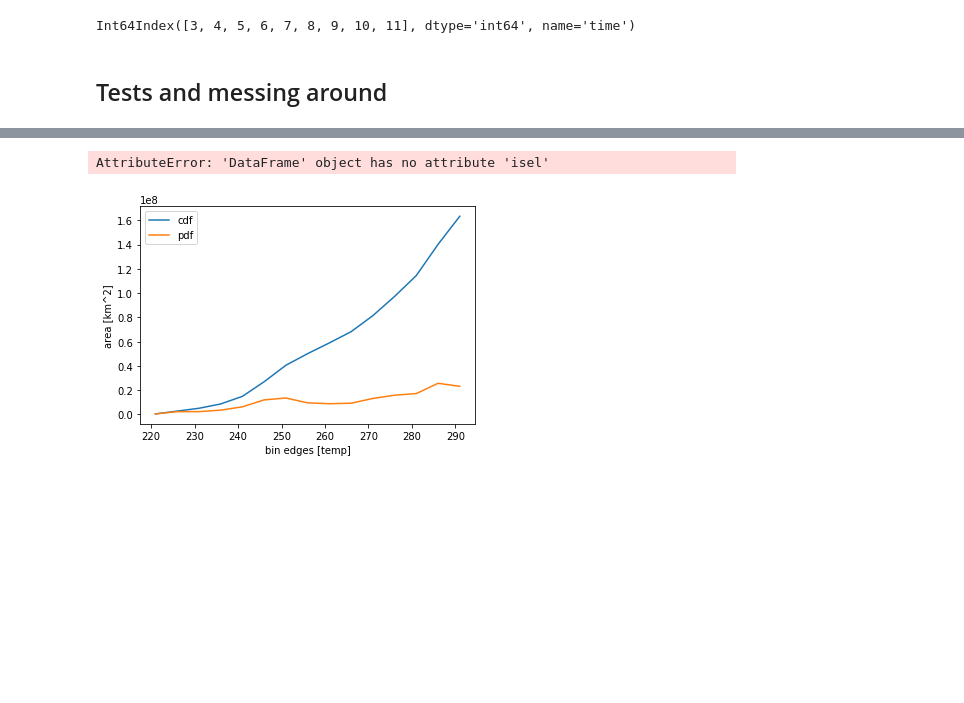
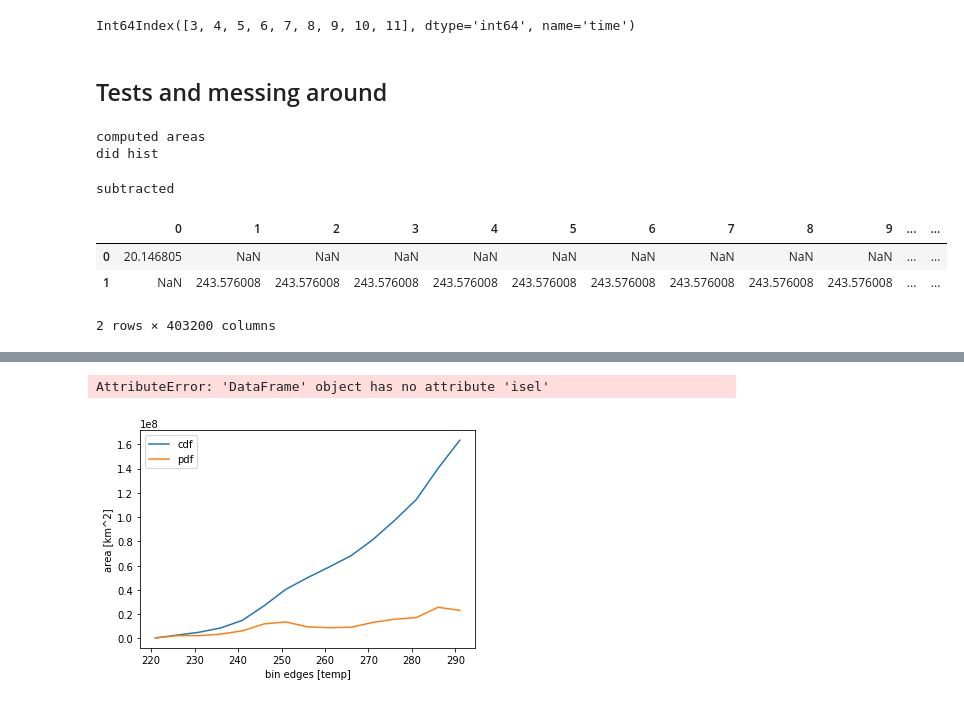
Before and after one commit to geosciences-data-practicum/reanalysis_getter, a Jupyter notebook: analysis/amandas_grid_counting.ipynb, the cells around one changed output, grey strips where cells are left out. Cells and saved outputs as stored; diff of their text form; code cells hidden in the pictures; blank space fills up the shorter version.

```diff
--- a/analysis/amandas_grid_counting.ipynb
+++ b/analysis/amandas_grid_counting.ipynb
@@ -425,3 +374,12 @@ a[a.t2m.isna() == True].index.month.unique()
 Int64Index([3, 4, 5, 6, 7, 8, 9, 10, 11], dtype='int64', name='time')
 # %% [markdown]
 ## Tests and messing around
+# %%
+b,c = dists_of_areas(data_df)
+# le = dists_of_lat_eff(c,b)
+# Tref = T_ref(data_df,b,le)
+# Tref_df_simple = ddf.from_array(Tref) #this doesn't work as expected - maybe because the array should have 2 dims or have a record dtype?
+#Tref_df = ddf.from_array(np.vstack((Tref,data_df.latitude)))
+# %% [output]
+computed areas
+did hist
@@ -427,0 +393,12 @@ Int64Index([3, 4, 5, 6, 7, 8, 9, 10, 11], dtype='int64', name='time')
+# %%
+# plt.plot(Tref)
+# plt.show()
+Tprime =  data_df.t2m - Tref_df #has nans!
+print('subtracted')
+(data_df.t2m - Tref_df).compute() #smh doesnt work. and took foreverrr
+# %% [output]
+subtracted
+|  | 0 | 1 | 2 | 3 | 4 | 5 | 6 | 7 | 8 | 9 | ... | ... |
+| 0 | 20.146805 | NaN | NaN | NaN | NaN | NaN | NaN | NaN | NaN | NaN | ... | ... |
+| 1 | NaN | 243.576008 | 243.576008 | 243.576008 | 243.576008 | 243.576008 | 243.576008 | 243.576008 | 243.576008 | 243.576008 | ... | ... |
+2 rows × 403200 columns
```
Also changed, not shown: parts of 18 cells of this notebook.
